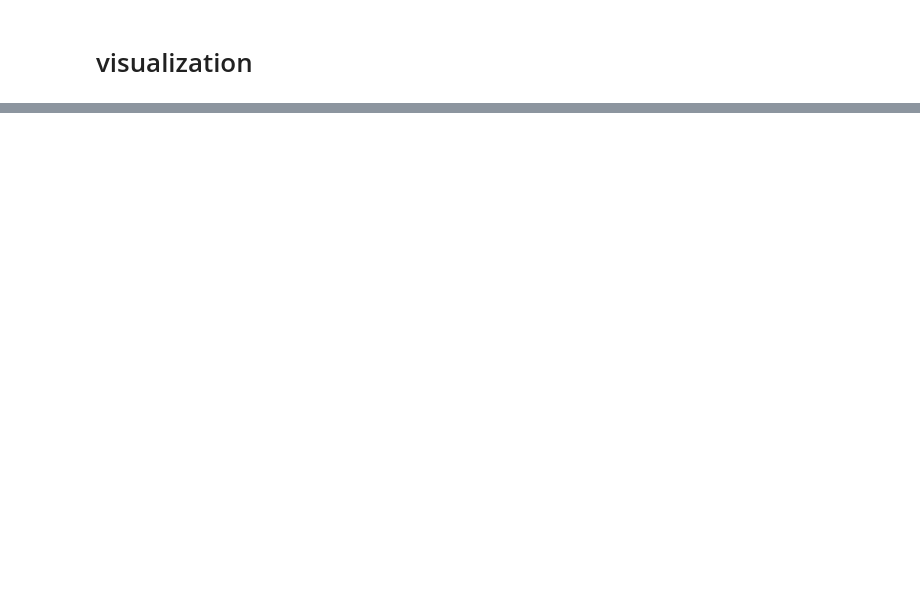
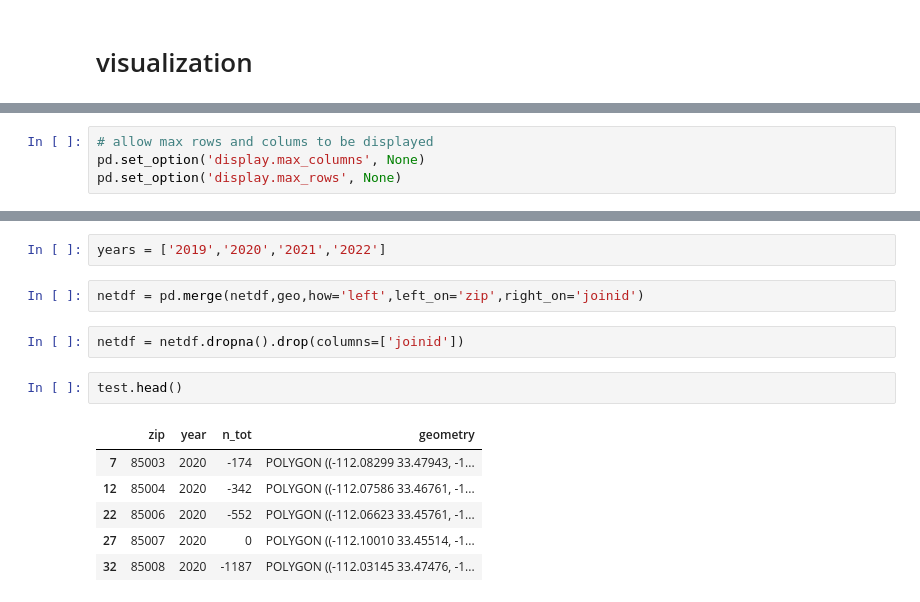
Before and after one commit to daragoldberg/phx, a Jupyter notebook: notebooks/USPS_zip_net_phx.ipynb, the cells around one changed output, grey strips where cells are left out. Cells and saved outputs as stored; diff of their text form; blank space fills up the shorter version.

```diff
--- a/notebooks/USPS_zip_net_phx.ipynb
+++ b/notebooks/USPS_zip_net_phx.ipynb
@@ -127,0 +108,4 @@ ann =
+# %%
+# allow max rows and colums to be displayed
+pd.set_option('display.max_columns', None)
+pd.set_option('display.max_rows', None)
@@ -127,0 +165,15 @@ ann =
+# %%
+years = ['2019','2020','2021','2022']
+# %%
+netdf = pd.merge(netdf,geo,how='left',left_on='zip',right_on='joinid')
+# %%
+netdf = netdf.dropna().drop(columns=['joinid'])
+# %%
+test.head()
+# %% [output]
+|  | zip | year | n_tot | geometry |
+| 7 | 85003 | 2020 | -174 | POLYGON ((-112.08299 33.47943, -1... |
+| 12 | 85004 | 2020 | -342 | POLYGON ((-112.07586 33.46761, -1... |
+| 22 | 85006 | 2020 | -552 | POLYGON ((-112.06623 33.45761, -1... |
+| 27 | 85007 | 2020 | 0 | POLYGON ((-112.10010 33.45514, -1... |
+| 32 | 85008 | 2020 | -1187 | POLYGON ((-112.03145 33.47476, -1... |
```
Also changed, not shown: parts of 18 cells of this notebook, 13 other files.
